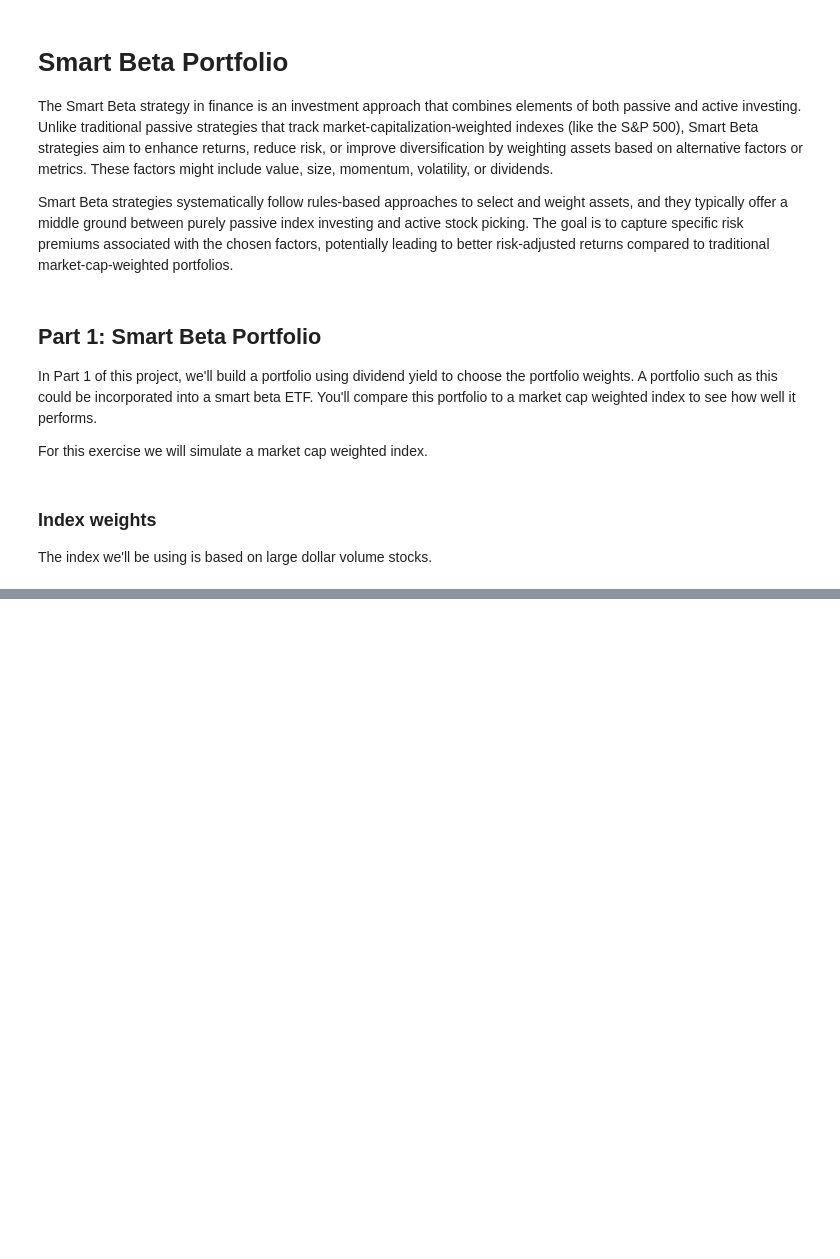
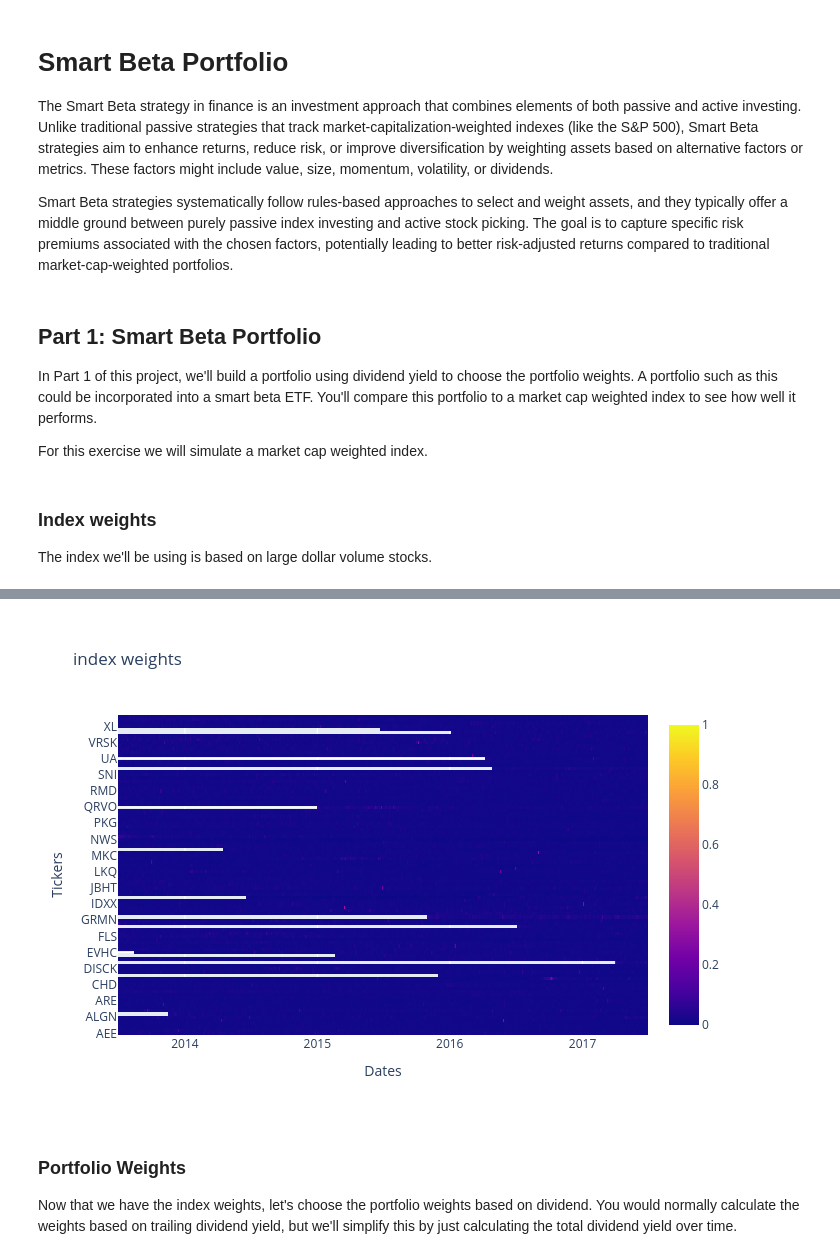
Before and after one commit to ansingh16/AI_for_trading, a Jupyter notebook: Projects/Project3-Smart-beta-Portfolio-optimization.ipynb, the cells around one changed output, grey strips where cells are left out. Drawn from its saved outputs; the diff is of its cells as text; code cells hidden in the pictures; blank space fills up the shorter version.

```diff
--- a/Projects/Project3-Smart-beta-Portfolio-optimization.ipynb
+++ b/Projects/Project3-Smart-beta-Portfolio-optimization.ipynb
@@ -102,0 +84,29 @@ index_weights
+# %%
+trace = go.Heatmap(
+        x=index_weights.index,
+        y=index_weights.columns,
+        z=index_weights.values.T,
+        zauto=False,
+        zmax=1,
+        zmin=0,
+        hoverinfo='text')
+
+layout = go.Layout(
+        title='index weights',
+        xaxis={'title': 'Dates'},
+        yaxis={'title': 'Tickers'})
+
+fig = go.Figure(data=[trace], layout=layout)
+
+# figure is heavy to render therefore we save it to a file
+# offline_py.plot(fig,filename=f'../graphs/index_weights.html')
+
+
+pio.write_image(fig, '../graphs/index_weights.png')
+Image('../graphs/index_weights.png')
+# %% [output]
+[figure, added]
+# %% [markdown]
+### Portfolio Weights
+
+Now that we have the index weights, let's choose the portfolio weights based on dividend. You would normally calculate the weights based on trailing dividend yield, but we'll simplify this by just calculating the total dividend yield over time.
```
Also changed, not shown: parts of 40 cells of this notebook, 11 other files.
